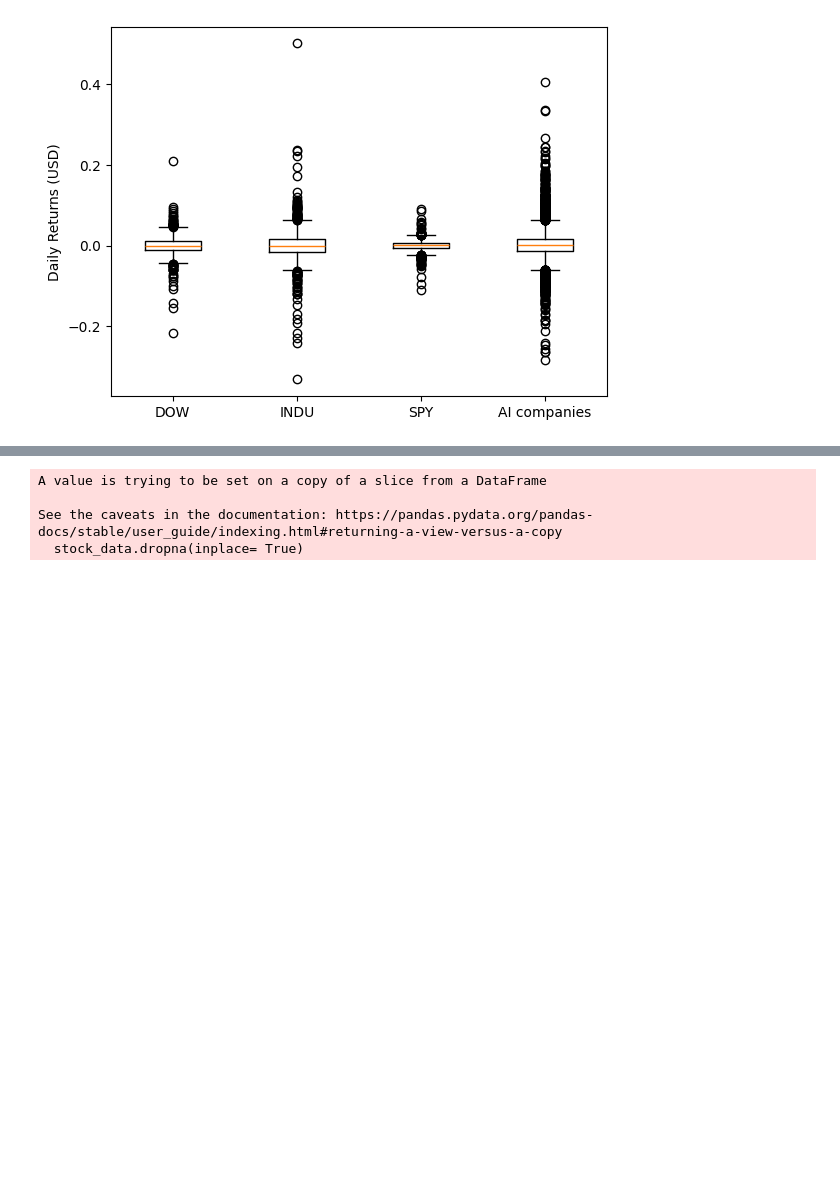
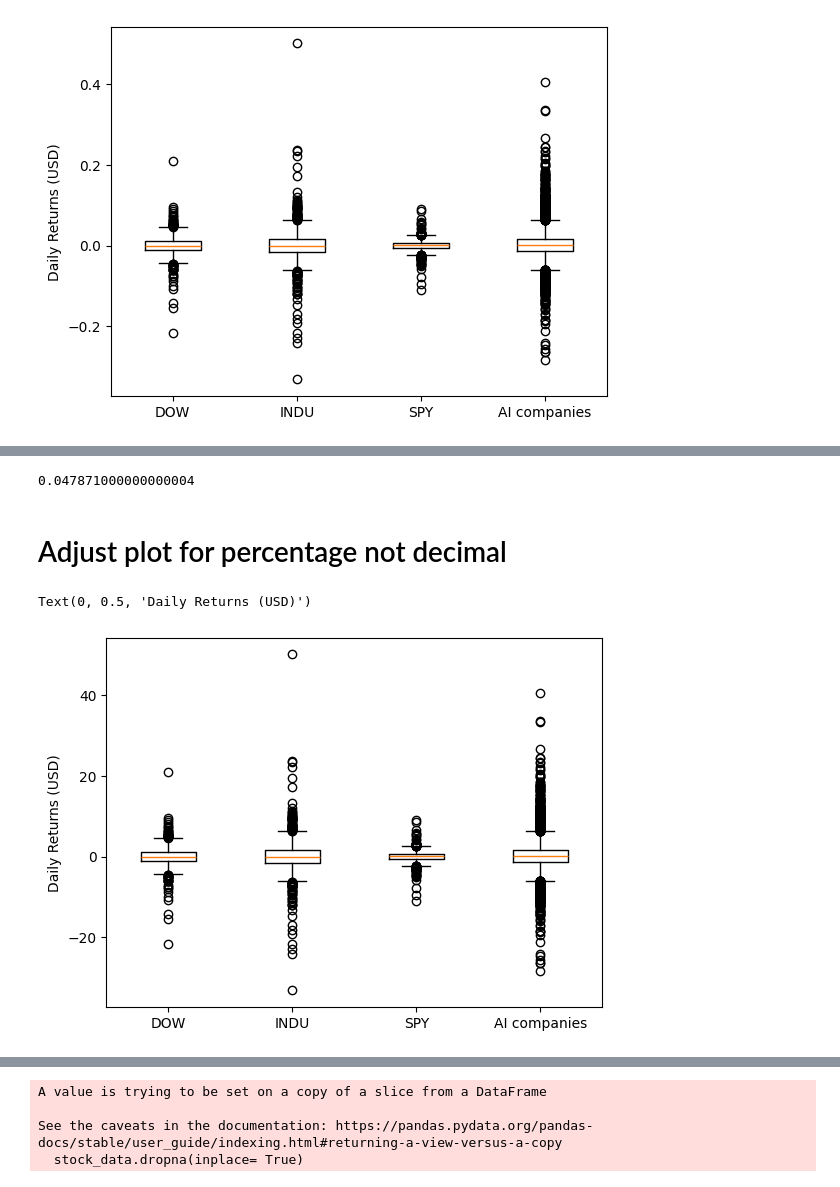
Before and after one commit to Nate-Sheibley/Top-10-AI-stocks-5y-overview, a Jupyter notebook: AIStocksProject/box_plts&anova_tests.ipynb, the cells around one changed output, grey strips where cells are left out. Saved outputs shown, nothing was run; the diff lists cells and outputs as text; code cells hidden in the pictures; blank space fills up the shorter version.

```diff
--- a/AIStocksProject/box_plts&anova_tests.ipynb
+++ b/AIStocksProject/box_plts&anova_tests.ipynb
@@ -80,0 +94,18 @@ Text(0, 0.5, 'Daily Returns (USD)')
+# %%
+top_whikser_val =  0.001416 + 1.5 * ( 0.016628 + 0.014342)
+top_whikser_val
+# %% [output]
+0.047871000000000004
+# %% [markdown]
+# Adjust plot for percentage not decimal
+# %%
+box_plot_list_percent = []
+for data in box_plot_list:
+    percent = data.apply(lambda x: x * 100)
+    box_plot_list_percent.append(percent)
+box_plot, ax = plt.subplots()
+ax.boxplot(box_plot_list_percent, tick_labels=box_plot_labels)
+ax.set_ylabel('Daily Returns (USD)')
+# %% [output]
+Text(0, 0.5, 'Daily Returns (USD)')
+[figure, added]
```
Also changed, not shown: parts of 6 cells of this notebook.
